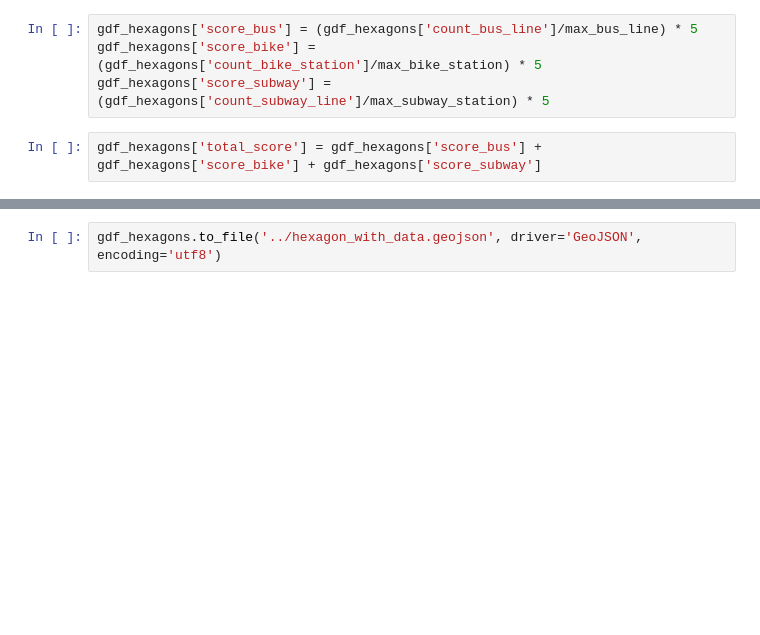
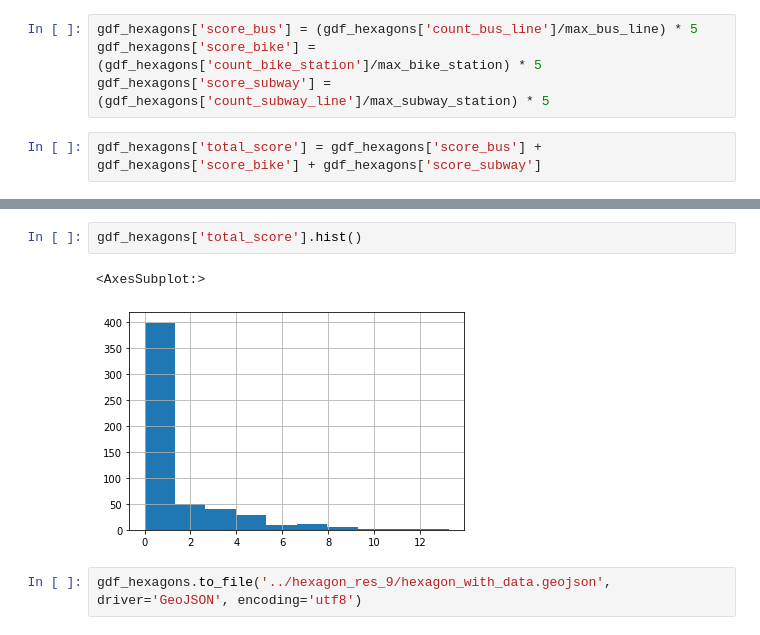
Before and after one commit to Aete/transport-accessibility, a Jupyter notebook: src/data/notebooks/Calculation buildings, bus lines, and subway lines by hexagons.ipynb, the cells around one changed output, grey strips where cells are left out. Cells and saved outputs as stored; diff of their text form; blank space fills up the shorter version.

```diff
--- a/src/data/notebooks/Calculation buildings, bus lines, and subway lines by hexagons.ipynb
+++ b/src/data/notebooks/Calculation buildings, bus lines, and subway lines by hexagons.ipynb
@@ -242,2 +242,7 @@ gdf_hexagons['total_score'].max()
+# %%
+gdf_hexagons['total_score'].hist()
+# %% [output]
+<AxesSubplot:>
+[figure, added]
 # %%
-gdf_hexagons.to_file('../hexagon_with_data.geojson', driver='GeoJSON', encoding='utf8')
+gdf_hexagons.to_file('../hexagon_res_9/hexagon_with_data.geojson', driver='GeoJSON', encoding='utf8')
```
Also changed, not shown: parts of 7 cells of this notebook, 11 other files.
